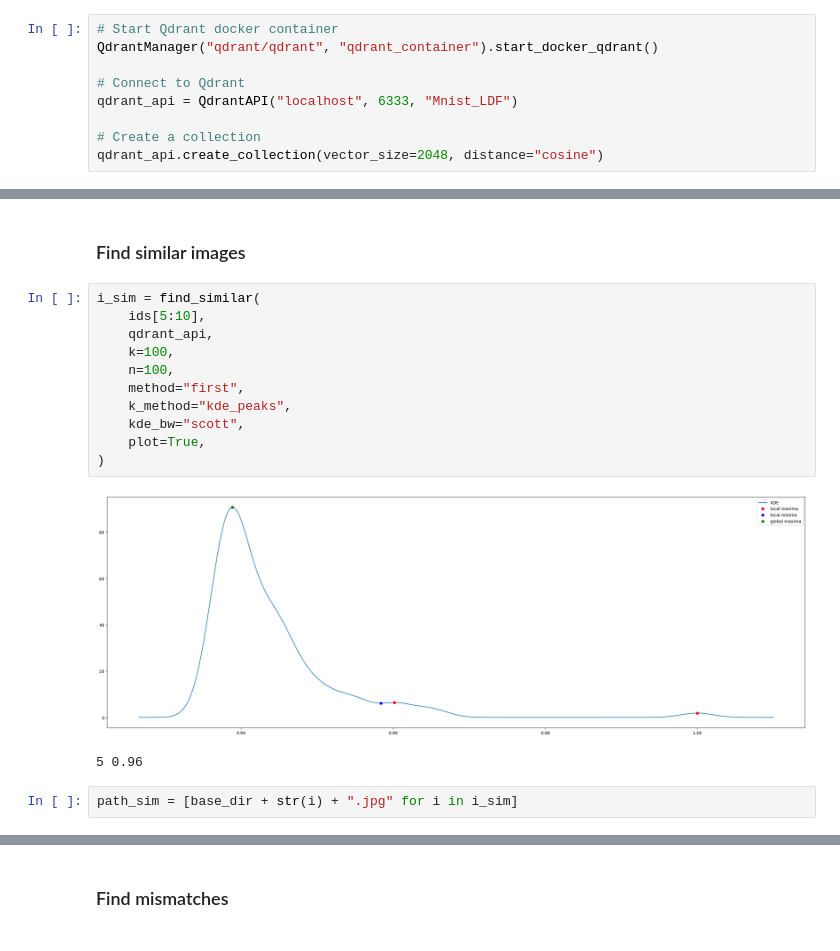
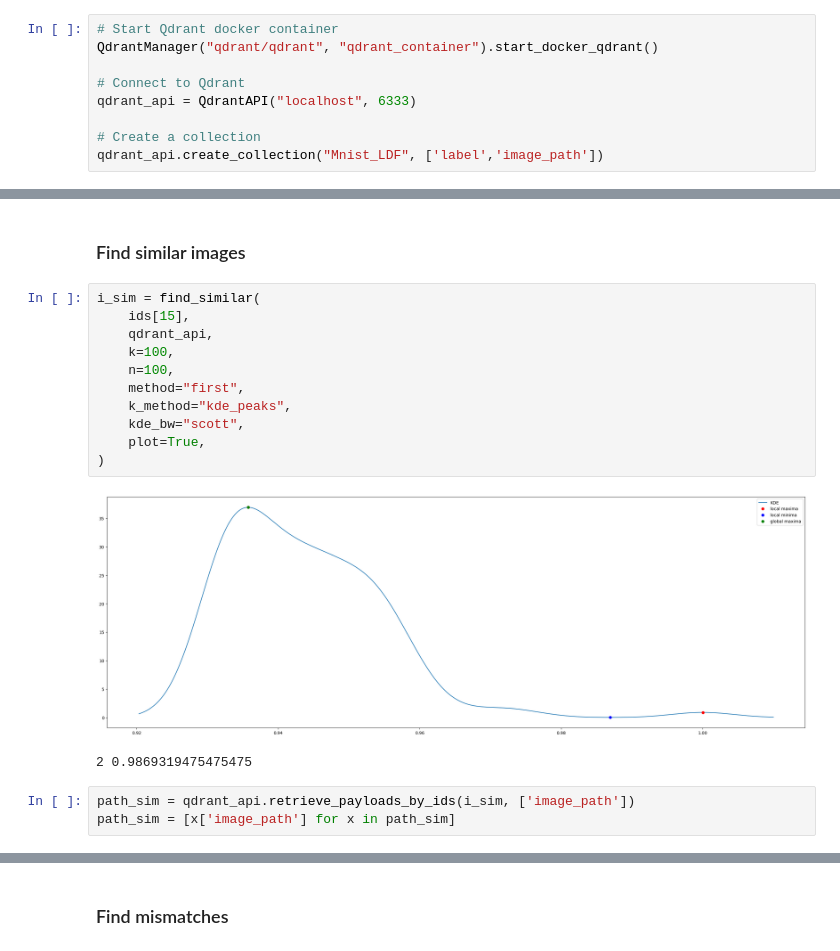
Before and after one commit to luxonis/luxonis-ml, a Jupyter notebook: examples/Embeddings_Processing_Example.ipynb, the cells around one changed output, grey strips where cells are left out. Cells and saved outputs as stored; diff of their text form.

```diff
--- a/examples/Embeddings_Processing_Example.ipynb
+++ b/examples/Embeddings_Processing_Example.ipynb
@@ -23,10 +23,10 @@ from luxonis_ml.embeddings.utils.weaviate import WeaviateAPI
 QdrantManager("qdrant/qdrant", "qdrant_container").start_docker_qdrant()
 
 # Connect to Qdrant
-qdrant_api = QdrantAPI("localhost", 6333, "Mnist_LDF")
+qdrant_api = QdrantAPI("localhost", 6333)
 
 # Create a collection
-qdrant_api.create_collection(vector_size=2048, distance="cosine")
+qdrant_api.create_collection("Mnist_LDF", ['label','image_path'])
 # %% [output]
 Container is already running.
 Collection already exists
@@ -81,20 +82,21 @@ plt.show()
 ### Find similar images
 # %%
 i_sim = find_similar(
-    ids[5:10],
+    ids[15],
     qdrant_api,
     k=100,
     n=100,
     method="first",
     k_method="kde_peaks",
     kde_bw="scott",
     plot=True,
 )
 # %% [output]
-[figure, old version]
+[figure, new version]
-5 0.96
+2 0.9869319475475475
-# %%
-path_sim = [base_dir + str(i) + ".jpg" for i in i_sim]
+# %%
+path_sim = qdrant_api.retrieve_payloads_by_ids(i_sim, ['image_path'])
+path_sim = [x['image_path'] for x in path_sim]
 # %%
 plt.rcParams["figure.figsize"] = [30, 10]
 
```
Also changed, not shown: parts of 18 cells of this notebook, 7 other files.
